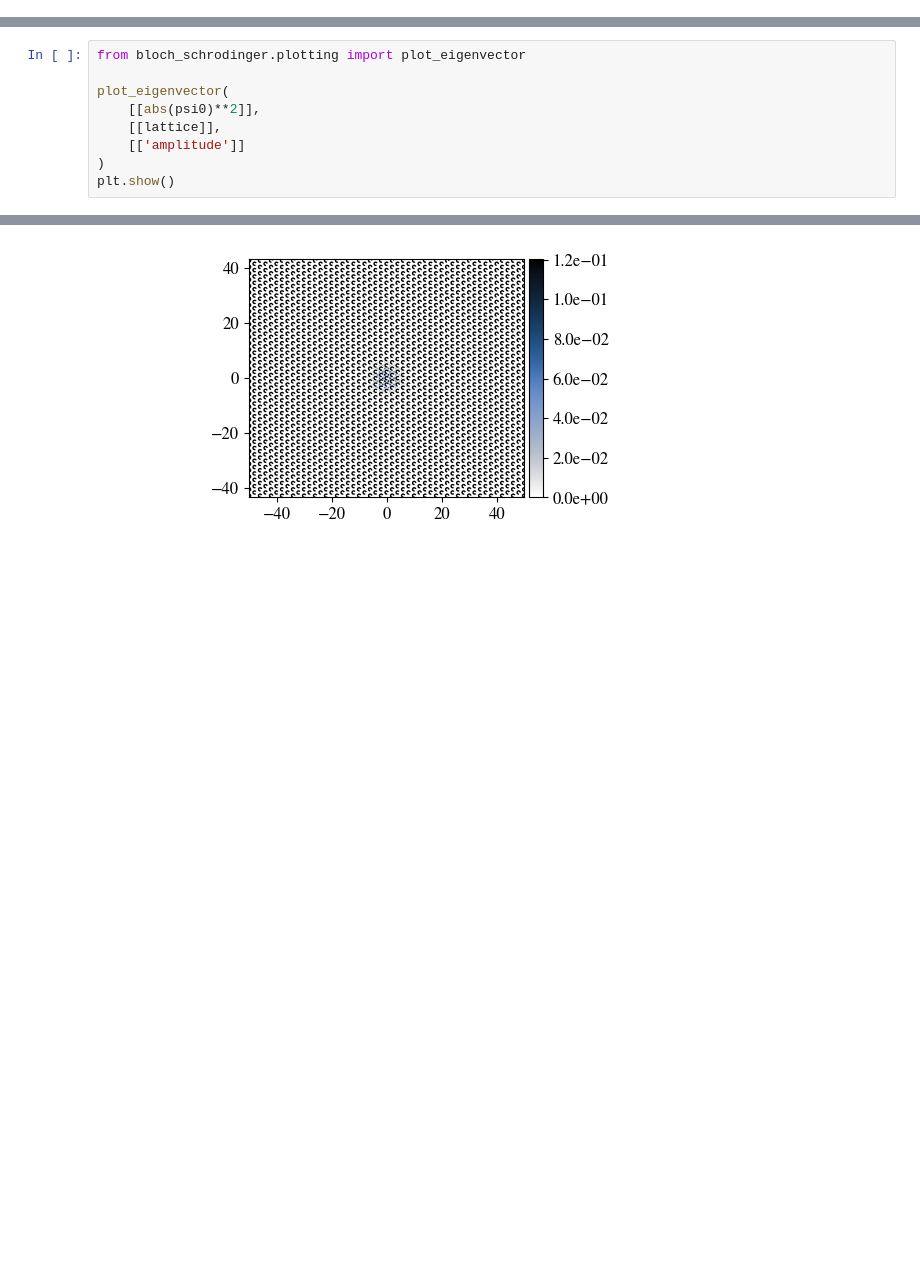
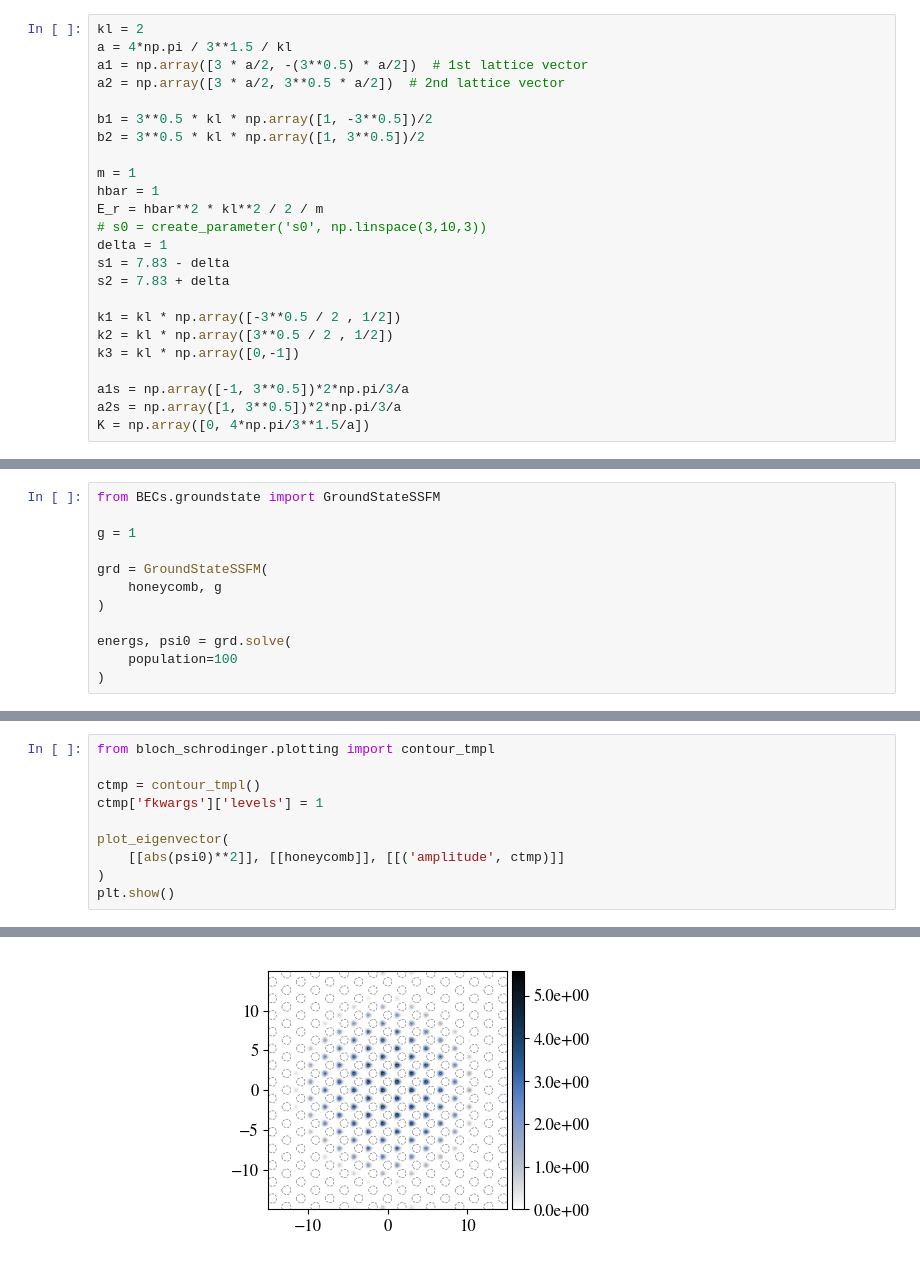
Before and after one commit to GuillotMartin/BECs, a Jupyter notebook: docs/Microscope.ipynb, the cells around one changed output, grey strips where cells are left out. Saved outputs shown, nothing was run; the diff lists cells and outputs as text; blank space fills up the shorter version.

```diff
--- a/docs/Microscope.ipynb
+++ b/docs/Microscope.ipynb
@@ -65,0 +151,24 @@ KeyboardInterrupt:
+# %%
+kl = 2
+a = 4*np.pi / 3**1.5 / kl
+a1 = np.array([3 * a/2, -(3**0.5) * a/2])  # 1st lattice vector
+a2 = np.array([3 * a/2, 3**0.5 * a/2])  # 2nd lattice vector
+
+b1 = 3**0.5 * kl * np.array([1, -3**0.5])/2
+b2 = 3**0.5 * kl * np.array([1, 3**0.5])/2
+
+m = 1
+hbar = 1
+E_r = hbar**2 * kl**2 / 2 / m
+# s0 = create_parameter('s0', np.linspace(3,10,3))
+delta = 1
+s1 = 7.83 - delta
+s2 = 7.83 + delta
+
+k1 = kl * np.array([-3**0.5 / 2 , 1/2])
+k2 = kl * np.array([3**0.5 / 2 , 1/2])
+k3 = kl * np.array([0,-1])
+
+a1s = np.array([-1, 3**0.5])*2*np.pi/3/a
+a2s = np.array([1, 3**0.5])*2*np.pi/3/a
+K = np.array([0, 4*np.pi/3**1.5/a])
@@ -65,0 +217,12 @@ KeyboardInterrupt:
+# %%
+from BECs.groundstate import GroundStateSSFM
+
+g = 1
+
+grd = GroundStateSSFM(
+    honeycomb, g
+)
+
+energs, psi0 = grd.solve(
+    population=100
+)
@@ -66,12 +232,13 @@ KeyboardInterrupt:
 # %%
-from bloch_schrodinger.plotting import plot_eigenvector
+from bloch_schrodinger.plotting import contour_tmpl
+
+ctmp = contour_tmpl()
+ctmp['fkwargs']['levels'] = 1
 
 plot_eigenvector(
-    [[abs(psi0)**2]],
-    [[lattice]],
-    [['amplitude']]
+    [[abs(psi0)**2]], [[honeycomb]], [[('amplitude', ctmp)]]
 )
 plt.show()
 # %% [output]
 [interactive output not drawn]
-[figure, old version]
+[figure, new version]
```
Also changed, not shown: parts of 21 cells of this notebook, 11 other files.
